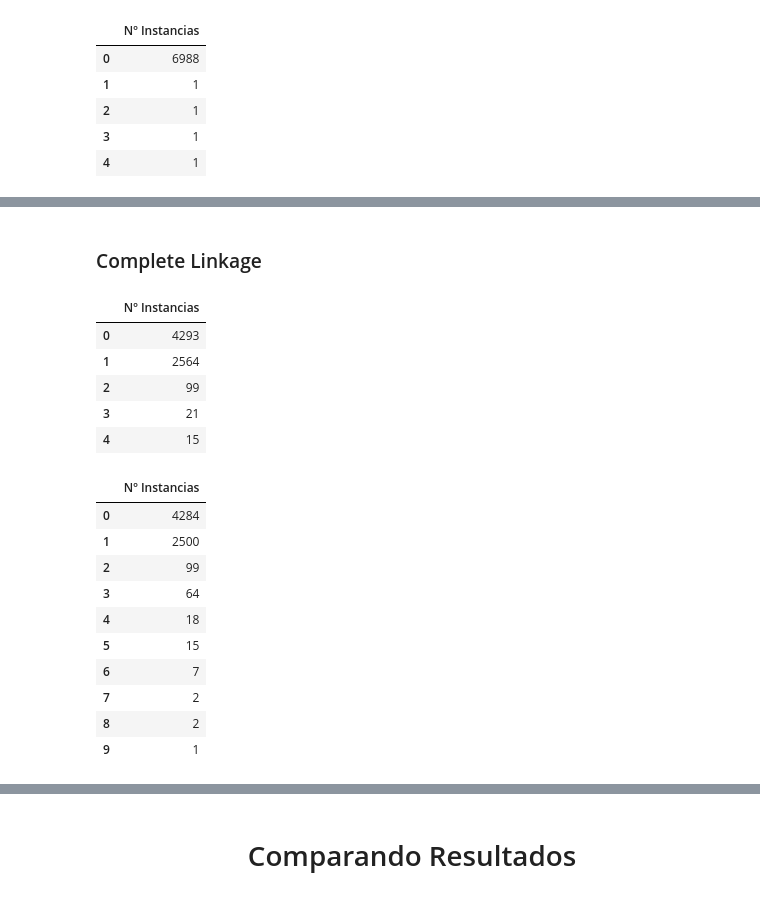
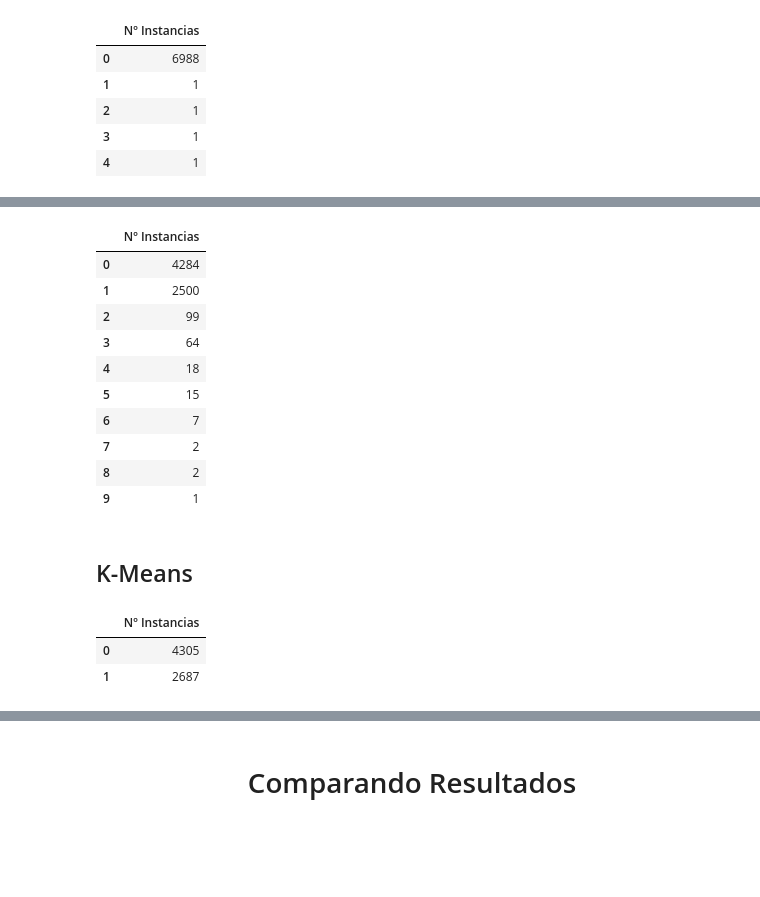
Before and after one commit to thalesmonteiro/Artificial-Intelligence-Test, a Jupyter notebook: Questao3.ipynb, the cells around one changed output, grey strips where cells are left out. Cells and saved outputs as stored; diff of their text form; code cells hidden in the pictures; blank space fills up the shorter version.

```diff
--- a/Questao3.ipynb
+++ b/Questao3.ipynb
@@ -400,5 +295,5 @@ df.head()
-# %%
-x = df;
+# %%
+x = normalize(x)
 # %% [markdown]
 ## Executando Hierárquico com base normalizada
 # %% [markdown]
@@ -441,38 +345,30 @@ pd.DataFrame(lista, columns=["Nº Instancias"])
-# %% [markdown]
-### Complete Linkage
 # %%
-from sklearn.cluster import AgglomerativeClustering
-
-hc = AgglomerativeClustering(n_clusters = 5, affinity = 'euclidean', linkage = 'complete')
+hc = AgglomerativeClustering(n_clusters = 10, affinity = 'euclidean', linkage = 'complete')
 y_hc = hc.fit_predict(x)
 a = pd.DataFrame(y_hc)
 lista = list(a[0].value_counts())
 pd.DataFrame(lista, columns=["Nº Instancias"])
 # %% [output]
 |  | Nº Instancias |
-| 0 | 4293 |
-| 1 | 2564 |
+| 0 | 4284 |
+| 1 | 2500 |
 | 2 | 99 |
-| 3 | 21 |
-| 4 | 15 |
+| 3 | 64 |
+| 4 | 18 |
+| 5 | 15 |
+| 6 | 7 |
+| 7 | 2 |
+| 8 | 2 |
+| 9 | 1 |
+# %% [markdown]
+## K-Means
 # %%
-from sklearn.cluster import AgglomerativeClustering
-
-hc = AgglomerativeClustering(n_clusters = 10, affinity = 'euclidean', linkage = 'complete')
-y_hc = hc.fit_predict(x)
-a = pd.DataFrame(y_hc)
+kmeans = KMeans(n_clusters=2, random_state=15).fit(x)
+a = pd.DataFrame(kmeans.labels_)
 lista = list(a[0].value_counts())
 pd.DataFrame(lista, columns=["Nº Instancias"])
 # %% [output]
 |  | Nº Instancias |
-| 0 | 4284 |
-| 1 | 2500 |
-| 2 | 99 |
-| 3 | 64 |
-| 4 | 18 |
-| 5 | 15 |
-| 6 | 7 |
-| 7 | 2 |
-| 8 | 2 |
-| 9 | 1 |
+| 0 | 4305 |
+| 1 | 2687 |
 # %%
```
Also changed, not shown: parts of 72 cells of this notebook.
